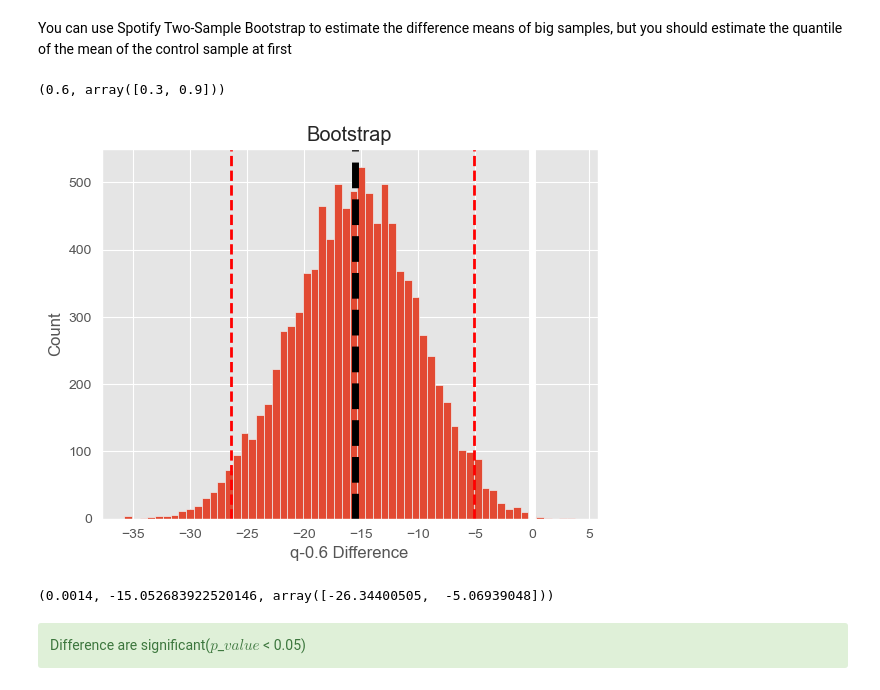
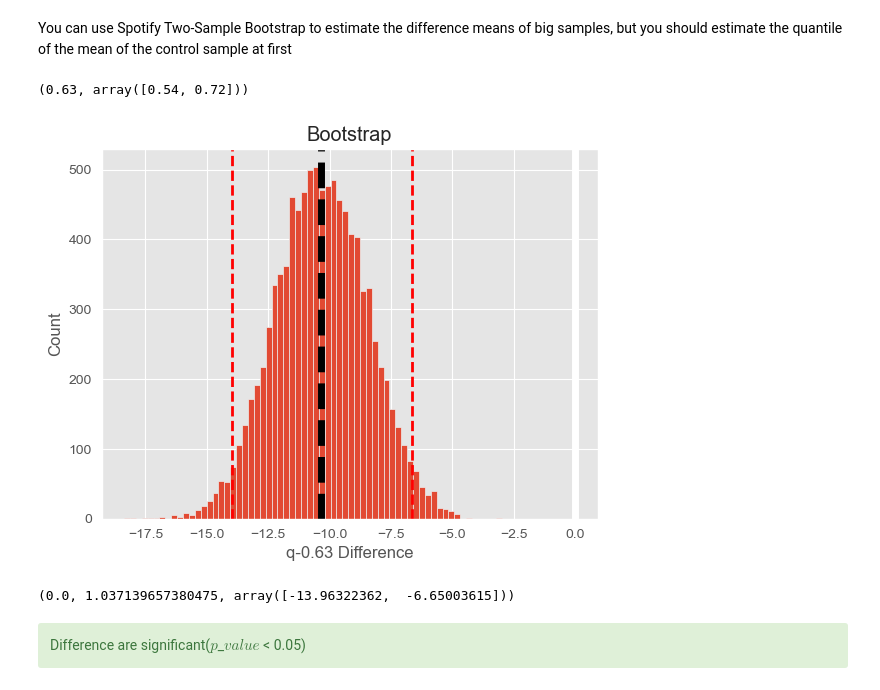
Before and after one commit to timofeytkachenko/bootstrap, a Jupyter notebook: bootstrap_experiment.ipynb, the cells around one changed output. Saved outputs shown, nothing was run; the diff lists cells and outputs as text; code cells hidden in the pictures.

Commit message:
two-sample bootstrap refactored

```diff
--- a/bootstrap_experiment.ipynb
+++ b/bootstrap_experiment.ipynb
@@ -98,7 +98,7 @@ display_markdown_cell_by_significance(p_value)
 # %% [markdown]
 You can use Spotify Two-Sample Bootstrap to estimate the difference means of big samples, but you should estimate the quantile of the mean of the control sample at first
 # %%
-n = 100000
+n = 1000000
 
 sample_1 = np.random.exponential(scale=1/0.001, size=n)
 sample_2 = np.random.exponential(scale=1/0.00101, size=n)
@@ -107,14 +107,14 @@ data_df = pd.DataFrame({'sample_1':pd.Series(sample_1), 'sample_2':pd.Series(sam
 mean_quantile, quantile_confidence_interval = estimate_quantile_of_mean(sample_1)
 mean_quantile, quantile_confidence_interval
 # %% [output]
-(0.6, array([0.3, 0.9]))
+(0.63, array([0.54, 0.72]))
 # %%
 p_value, bootstrap_mean, bootstrap_confidence_interval, bootstrap_difference_distribution = \
-    spotify_two_sample_bootstrap(sample_1, sample_2, quantile_of_interest=mean_quantile)
+    spotify_two_sample_bootstrap(sample_1, sample_2, quantile_of_interest=mean_quantile, statistic=percent_change)
 p_value, bootstrap_mean, bootstrap_confidence_interval
 # %% [output]
-[figure, old version]
+[figure, new version]
-(0.0014, -15.052683922520146, array([-26.34400505,  -5.06939048]))
+(0.0, 1.037139657380475, array([-13.96322362,  -6.65003615]))
 # %%
 display_markdown_cell_by_significance(p_value)
 # %% [output]
```
Also changed, not shown: parts of 18 cells of this notebook, 2 other files.
